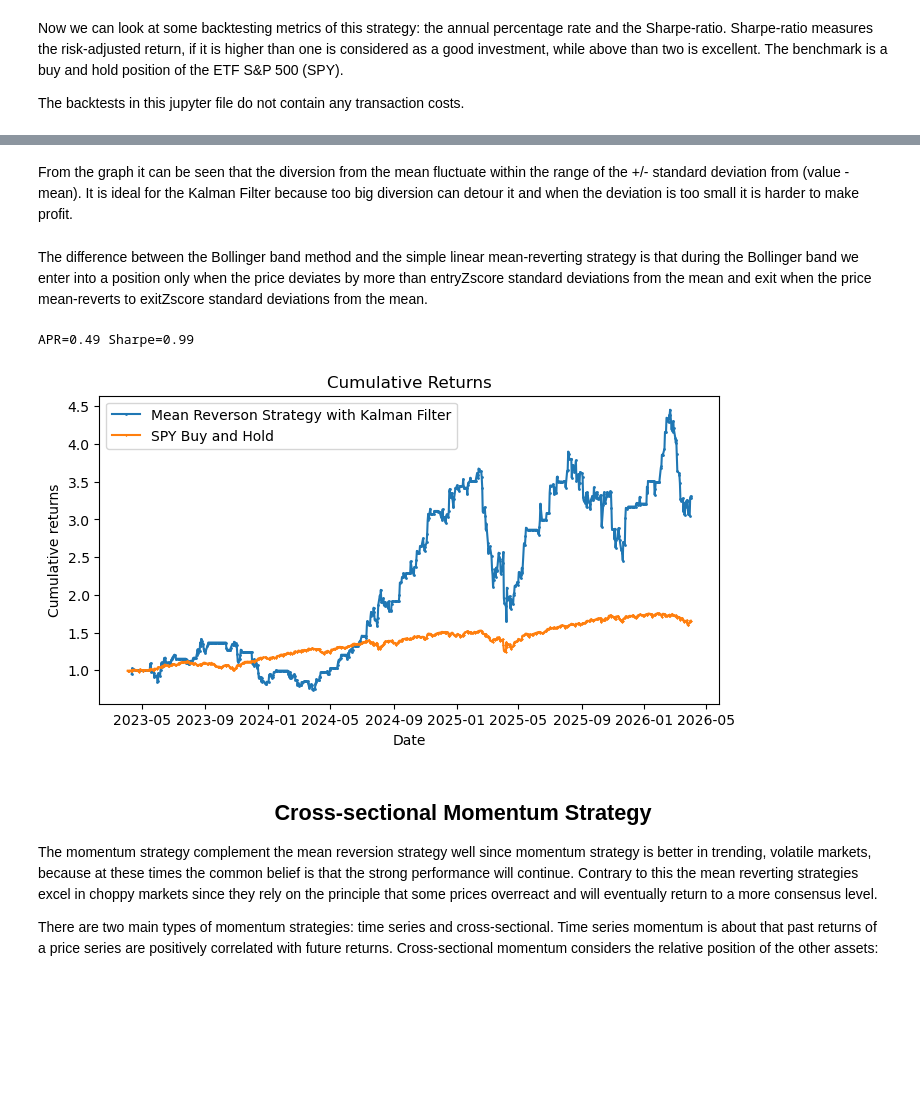
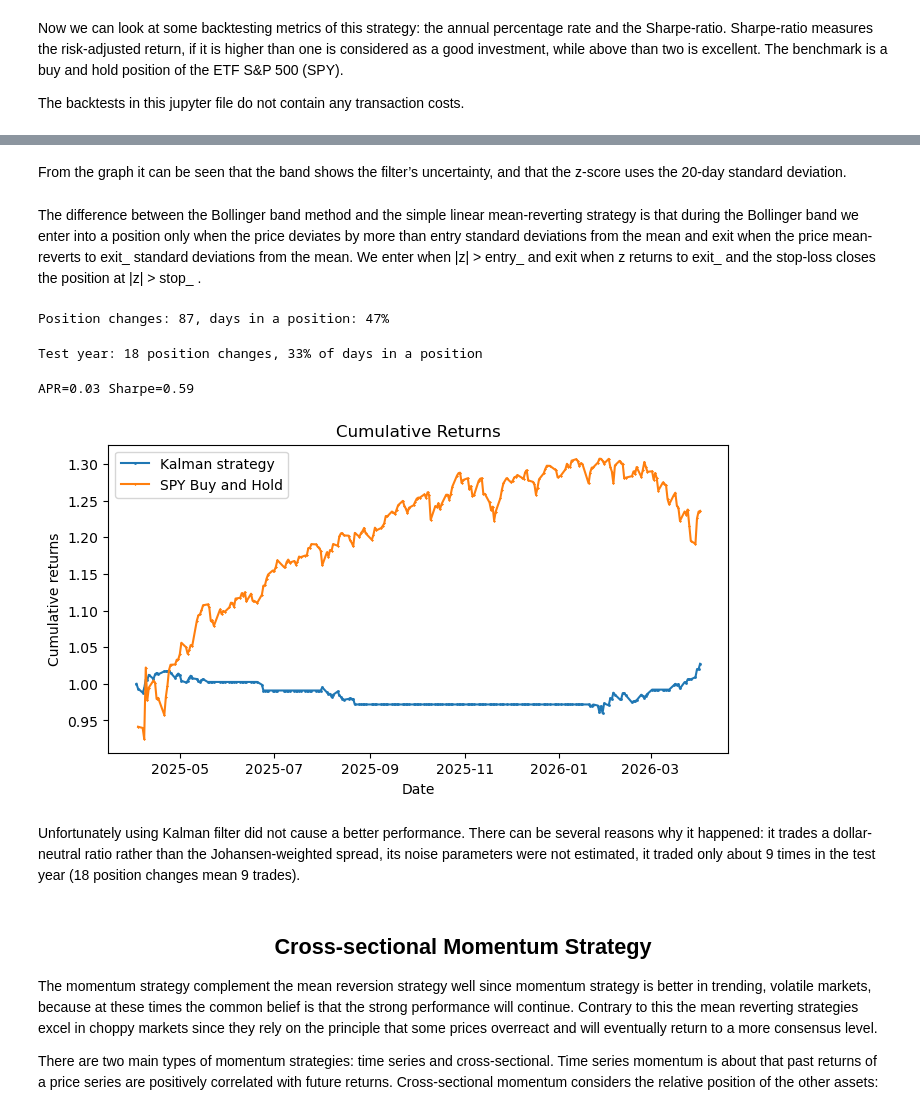
Before and after one commit to dsterczer/Algorithmic-Trading, a Jupyter notebook: AlgoTrading.ipynb, the cells around one changed output, grey strips where cells are left out. Drawn from its saved outputs; the diff is of its cells as text; code cells hidden in the pictures; blank space fills up the shorter version.

```diff
--- a/AlgoTrading.ipynb
+++ b/AlgoTrading.ipynb
@@ -492,2 +509,2 @@ plt.show()
 # %% [markdown]
-From the graph it can be seen that the diversion from the mean fluctuate within the range of the +/- standard deviation from (value - mean). It is ideal for the Kalman Filter because too big diversion can detour it and when the deviation is too small it is harder to make profit.
+From the graph it can be seen that the band shows the filter’s uncertainty, and that the z-score uses the 20-day standard deviation.
@@ -506,49 +511,64 @@ dataMR2pair['position_2'] = np.nan
 # %% [markdown]
-The difference between the Bollinger band method and the simple linear mean-reverting strategy is that during the Bollinger band we enter into a position only when the price deviates by more than entryZscore standard deviations from the mean and exit when the price mean-reverts to exitZscore standard deviations from the mean.
+The difference between the Bollinger band method and the simple linear mean-reverting strategy is that during the Bollinger band we enter into a position only when the price deviates by more than entry standard deviations from the mean and exit when the price mean-reverts to exit_ standard deviations from the mean. We enter when |z| > entry_ and exit when z returns to exit_ and the stop-loss closes the position at |z| > stop_ .
 # %%
-for i in range(dataMR2pair.shape[0]):
-    if dataMR2pair['z_score'].iloc[i] < -0.1:
-        dataMR2pair.loc[dataMR2pair.index[i],'position_1'] = 1
-        dataMR2pair.loc[dataMR2pair.index[i],'position_2'] = -round(dataMR2pair.loc[dataMR2pair.index[i],'ratio'], 0)
-    if dataMR2pair.loc[dataMR2pair.index[i],'z_score'] > 0.1:
-        dataMR2pair.loc[dataMR2pair.index[i],'position_1'] = -1
-        dataMR2pair.loc[dataMR2pair.index[i],'position_2'] = round(dataMR2pair.loc[dataMR2pair.index[i],'ratio'], 0)
-    if (abs(dataMR2pair.loc[dataMR2pair.index[i],'z_score']) < 0.1) & (abs(dataMR2pair.loc[dataMR2pair.index[i],'z_score']) > 0):
-        dataMR2pair.loc[dataMR2pair.index[i],'position_1'] = 0
-        dataMR2pair.loc[dataMR2pair.index[i],'position_2'] = 0
+entry_, exit_, stop_ = 1.0, 0.0, 3.0
+z = dataMR2pair['z_score']
+pos = pd.Series(np.nan, index=z.index)
+pos[z < -entry_] = 1
+pos[z > entry_] = -1
+pos[(z.shift(1) < -exit_) & (z >= -exit_)] = 0
+pos[(z.shift(1) > exit_) & (z <= exit_)] = 0
+pos[z.abs() > stop_] = 0
+dataMR2pair['position_1'] = pos.ffill().fillna(0)
+dataMR2pair['position_2'] = -dataMR2pair['position_1']
+
+trades = (dataMR2pair['position_1'].diff().abs() > 0).sum()
+print(f"Position changes: {trades}, days in a position: {(dataMR2pair['position_1'] != 0).mean():.0%}")
+# %% [output]
+Position changes: 87, days in a position: 47%
-# %%
-dataMR2pair['returns'] = ((dataMR2pair.iloc[:,0] - dataMR2pair.iloc[:,0].shift(1)) / dataMR2pair.iloc[:,0].shift(1)) * dataMR2pair['position_1'].shift(
-    1) + ((dataMR2pair.iloc[:,1] - dataMR2pair.iloc[:,1].shift(1)) / dataMR2pair.iloc[:,1].shift(1)) * dataMR2pair['position_2'].shift(1)
-
-cumulativeReturnsMR2 = (np.cumprod(1+dataMR2pair['returns']) )
+# %%
+r1 = dataMR2pair.iloc[:,0].pct_change()
+r2 = dataMR2pair.iloc[:,1].pct_change()
+dataMR2pair['returns'] = ((r1 * dataMR2pair['position_1'].shift(1)
+                           + r2 * dataMR2pair['position_2'].shift(1)) / 2).fillna(0)   # per unit of capital
+
+testMR2 = dataMR2pair.loc[split:].copy()
+cumulativeReturnsMR2 = (1 + testMR2['returns']).cumprod()
+# %%
+print(f"Test year: {(testMR2['position_1'].diff().abs() > 0).sum()} position changes, "
+    f"{(testMR2['position_1'] != 0).mean():.0%} of days in a position")
+# %% [output]
+Test year: 18 position changes, 33% of days in a position
 # %%
-APR = np.prod(1+dataMR2pair['returns'])**(252/len(dataMR2pair['returns']))-1
-Sharpe = np.sqrt(252)*np.mean(dataMR2pair['returns'])/np.std(dataMR2pair['returns'])
-print(f'APR={APR:.2f} Sharpe={Sharpe:.2f}')
+APRKalman = np.prod(1 + testMR2['returns']) ** (252 / len(testMR2['returns'])) - 1
+SharpeKalman = np.sqrt(252) * np.mean(testMR2['returns']) / np.std(testMR2['returns'])
+print(f'APR={APRKalman:.2f} Sharpe={SharpeKalman:.2f}')
 # %% [output]
-APR=0.49 Sharpe=0.99
+APR=0.03 Sharpe=0.59
 # %%
-sameIDsMR2 = dataMR2pair['returns'].index.intersection(dataSPY.index)
+sameIDsMR2 = testMR2['returns'].index.intersection(dataSPY.index)
 spyReturnsMR2 = dataSPY.loc[sameIDsMR2]
-spyReturnsMR2 = spyReturnsMR2.pct_change().shift(-1)
+spyReturnsMR2 = spyReturnsMR2.pct_change()
 
 benchmarkReturnsMR2 = []
 for date, row in spyReturnsMR2.iterrows():
     benchmarkReturn = spyReturnsMR2.loc[date]
     benchmarkReturnsMR2.append(benchmarkReturn)
-benchmarkReturnsMR2 = pd.DataFrame(benchmarkReturnsMR2, index=dataMR2pair['returns'].index)
+benchmarkReturnsMR2 = pd.DataFrame(benchmarkReturnsMR2, index=testMR2['returns'].index)
 benchmarkCumulativeReturnsMR2 = (np.cumprod(1 + benchmarkReturnsMR2) )
 # %%
 plt.figure(figsize=(8, 4))
-plt.plot(cumulativeReturnsMR2, label="Mean Reverson Strategy with Kalman Filter", marker="o", markersize=1)
+plt.plot(cumulativeReturnsMR2, label="Kalman strategy", marker="o", markersize=1)
 plt.plot(benchmarkCumulativeReturnsMR2, label="SPY Buy and Hold", marker="x", markersize=1)
 plt.xlabel('Date')
 plt.ylabel('Cumulative returns')
 plt.legend()
 plt.title('Cumulative Returns')
 plt.show()
 # %% [output]
-[figure, old version]
+[figure, new version]
+# %% [markdown]
+Unfortunately using Kalman filter did not cause a better performance. There can be several reasons why it happened: it trades a dollar-neutral ratio rather than the Johansen-weighted spread, its noise parameters were not estimated, it traded only about 9 times in the test year (18 position changes mean 9 trades).
 # %% [markdown]
 ## <center> Cross-sectional Momentum Strategy </center>
 
```
Also changed, not shown: parts of 46 cells of this notebook.
